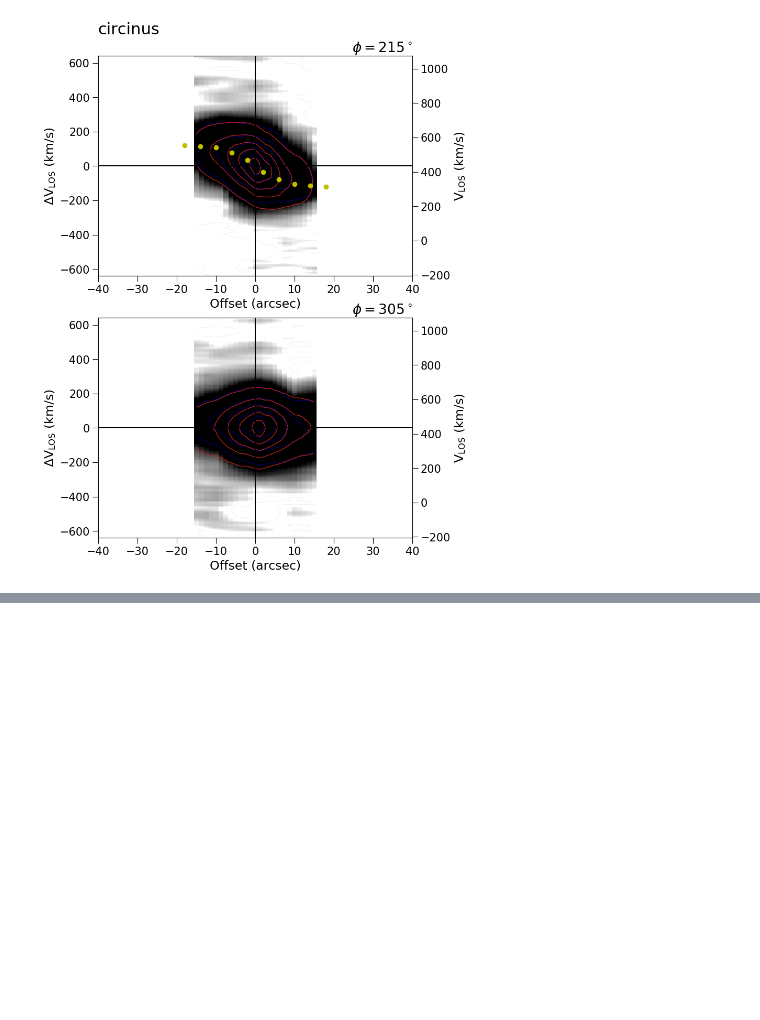
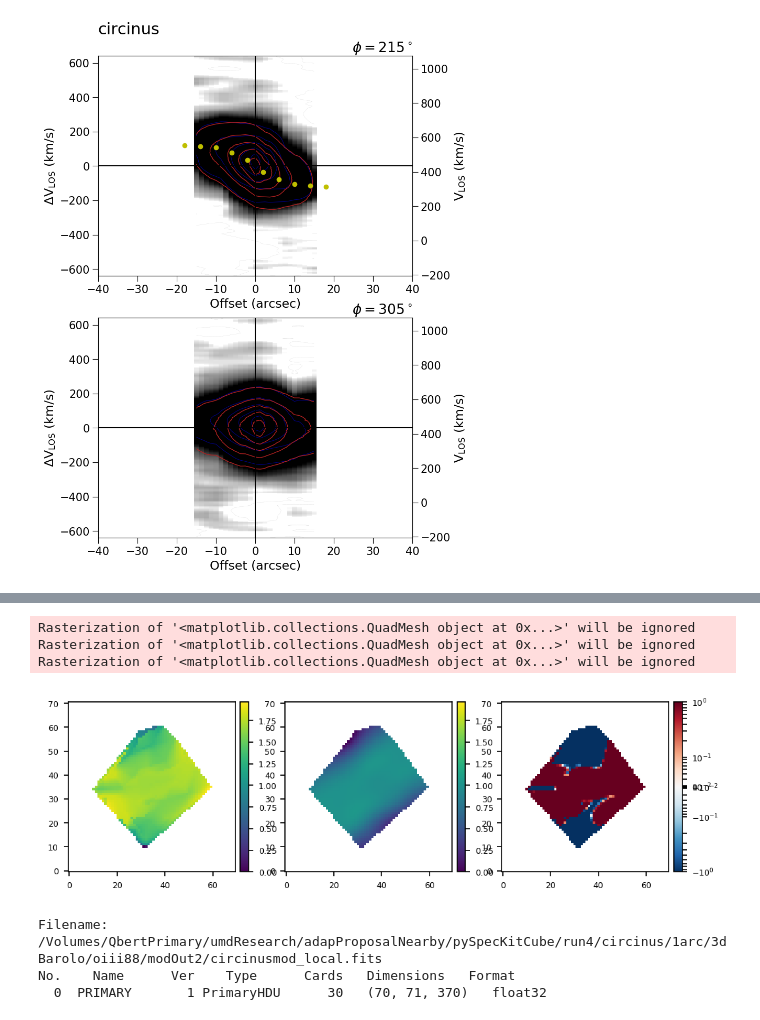
Before and after one commit to myrastone0/Spectral_Analysis, a Jupyter notebook: rotationCurve/plotBbaroloMaps.ipynb, the cells around one changed output, grey strips where cells are left out. Drawn from its saved outputs; the diff is of its cells as text; code cells hidden in the pictures; blank space fills up the shorter version.

```diff
--- a/rotationCurve/plotBbaroloMaps.ipynb
+++ b/rotationCurve/plotBbaroloMaps.ipynb
@@ -394,0 +539,47 @@ np.nanmax(toplot[0][0])
+# %%
+import numpy as np
+from mpl_toolkits.axes_grid1 import make_axes_locatable
+import matplotlib.colors as colors
+import matplotlib
+
+
+mom2Log = np.log10(mom2 + 1 - np.nanmin(mom2))
+mom2ModLog = np.log10(mom2Mod + 1 - np.nanmin(mom2Mod))
+mom2ResLog = np.log10(((mom2-mom2Mod)) + 1 - np.nanmin((mom2-mom2Mod)))
+
+vMin = np.nanmin(np.concatenate((mom2Log,mom2ModLog,mom2ResLog)))
+vMax = np.nanmax(np.concatenate((mom2Log,mom2ModLog,mom2ResLog)))
+
+fig = plt.figure(facecolor='white',dpi=150,figsize=(8,6))
+ax = fig.add_subplot(131)
+divider = make_axes_locatable(ax)
+cax = divider.append_axes('right', size='5%', pad=0.05)
+im = ax.imshow(mom2Log,vmin=vMin,vmax=vMax)
+fig.colorbar(im, cax=cax, orientation='vertical')
+ax.invert_yaxis()
+
+
+ax1 = fig.add_subplot(132)
+divider1 = make_axes_locatable(ax1)
+cax1 = divider1.append_axes('right', size='5%', pad=0.05)
+im1 = ax1.imshow(mom2ModLog,vmin=vMin,vmax=vMax)
+fig.colorbar(im1, cax=cax1, orientation='vertical')
+ax1.invert_yaxis()
+
+ax2 = fig.add_subplot(133)
+divider2 = make_axes_locatable(ax2)
+cax2 = divider2.append_axes('right', size='5%', pad=0.05)
+im2 = ax2.imshow(mom2-mom2Mod,
+                 norm=colors.SymLogNorm(linthresh=0.03, linscale=0.03,
+                                        vmin=-1.0, vmax=1.0),
+                 cmap = 'RdBu_r')
+
+fig.colorbar(im2, cax=cax2, orientation='vertical')
+ax2.invert_yaxis()
+
+plt.show()
+# %% [output]
+Rasterization of '<matplotlib.collections.QuadMesh object at 0x...>' will be ignored
+Rasterization of '<matplotlib.collections.QuadMesh object at 0x...>' will be ignored
+Rasterization of '<matplotlib.collections.QuadMesh object at 0x...>' will be ignored
+[figure, added]
@@ -394,0 +591,6 @@ np.nanmax(toplot[0][0])
+# %%
+mHdu.info()
+# %% [output]
+Filename: /Volumes/QbertPrimary/umdResearch/adapProposalNearby/pySpecKitCube/run4/circinus/1arc/3dBarolo/oiii88/modOut2/circinusmod_local.fits
+No.    Name      Ver    Type      Cards   Dimensions   Format
+  0  PRIMARY       1 PrimaryHDU      30   (70, 71, 370)   float32
```
Also changed, not shown: parts of 28 cells of this notebook, 5 other files.
